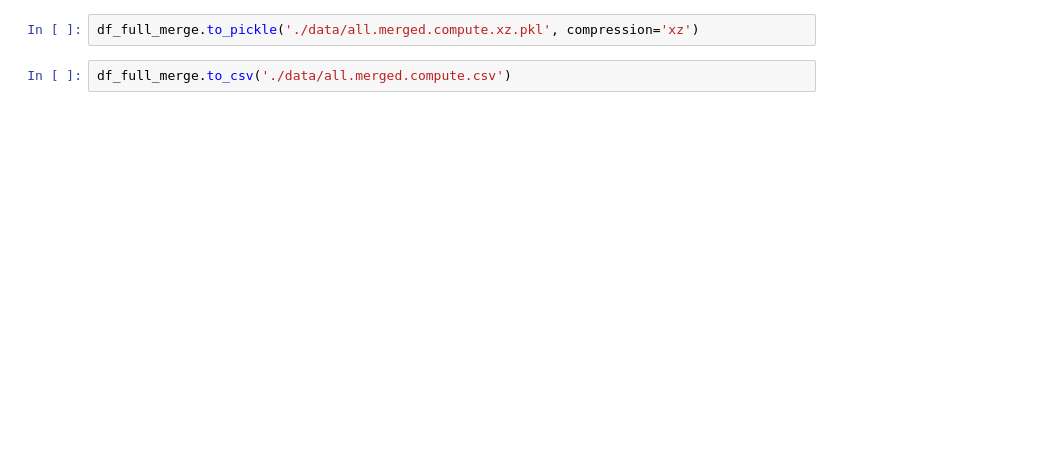
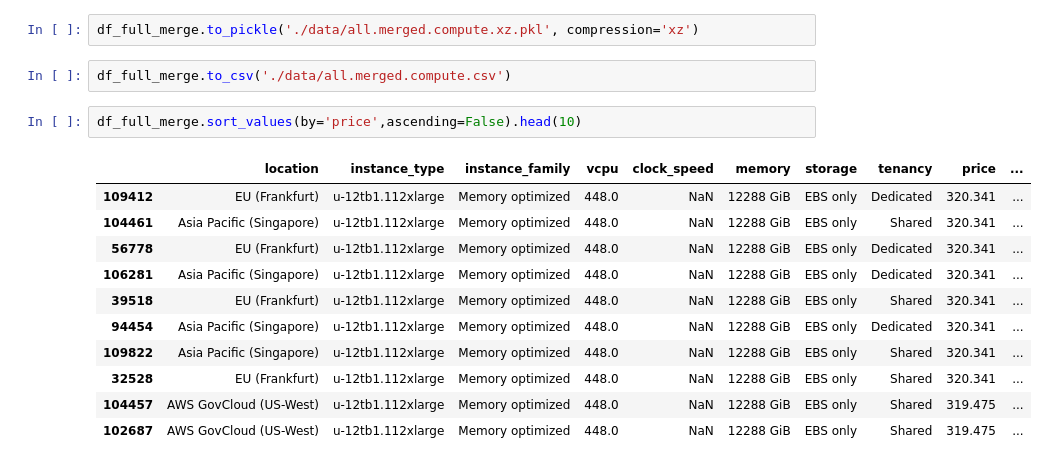
Before and after one commit to wframe-uw/Cloud-Comparison, a Jupyter notebook: Merge_Datasets.ipynb, the cells around one changed output. Drawn from its saved outputs; the diff is of its cells as text; blank space fills up the shorter version.

```diff
--- a/Merge_Datasets.ipynb
+++ b/Merge_Datasets.ipynb
@@ -432,3 +447,17 @@ df_full_merge
 df_full_merge.to_pickle('./data/all.merged.compute.xz.pkl', compression='xz')
 # %%
 df_full_merge.to_csv('./data/all.merged.compute.csv')
+# %%
+df_full_merge.sort_values(by='price',ascending=False).head(10)
+# %% [output]
+|  | location | instance_type | instance_family | vcpu | clock_speed | memory | storage | tenancy | price | ... |
+| 109412 | EU (Frankfurt) | u-12tb1.112xlarge | Memory optimized | 448.0 | NaN | 12288 GiB | EBS only | Dedicated | 320.341 | ... |
+| 104461 | Asia Pacific (Singapore) | u-12tb1.112xlarge | Memory optimized | 448.0 | NaN | 12288 GiB | EBS only | Shared | 320.341 | ... |
+| 56778 | EU (Frankfurt) | u-12tb1.112xlarge | Memory optimized | 448.0 | NaN | 12288 GiB | EBS only | Dedicated | 320.341 | ... |
+| 106281 | Asia Pacific (Singapore) | u-12tb1.112xlarge | Memory optimized | 448.0 | NaN | 12288 GiB | EBS only | Dedicated | 320.341 | ... |
+| 39518 | EU (Frankfurt) | u-12tb1.112xlarge | Memory optimized | 448.0 | NaN | 12288 GiB | EBS only | Shared | 320.341 | ... |
+| 94454 | Asia Pacific (Singapore) | u-12tb1.112xlarge | Memory optimized | 448.0 | NaN | 12288 GiB | EBS only | Dedicated | 320.341 | ... |
+| 109822 | Asia Pacific (Singapore) | u-12tb1.112xlarge | Memory optimized | 448.0 | NaN | 12288 GiB | EBS only | Shared | 320.341 | ... |
+| 32528 | EU (Frankfurt) | u-12tb1.112xlarge | Memory optimized | 448.0 | NaN | 12288 GiB | EBS only | Shared | 320.341 | ... |
+| 104457 | AWS GovCloud (US-West) | u-12tb1.112xlarge | Memory optimized | 448.0 | NaN | 12288 GiB | EBS only | Shared | 319.475 | ... |
+| 102687 | AWS GovCloud (US-West) | u-12tb1.112xlarge | Memory optimized | 448.0 | NaN | 12288 GiB | EBS only | Shared | 319.475 | ... |
```
Also changed, not shown: parts of 8 cells of this notebook, 4 other files.
